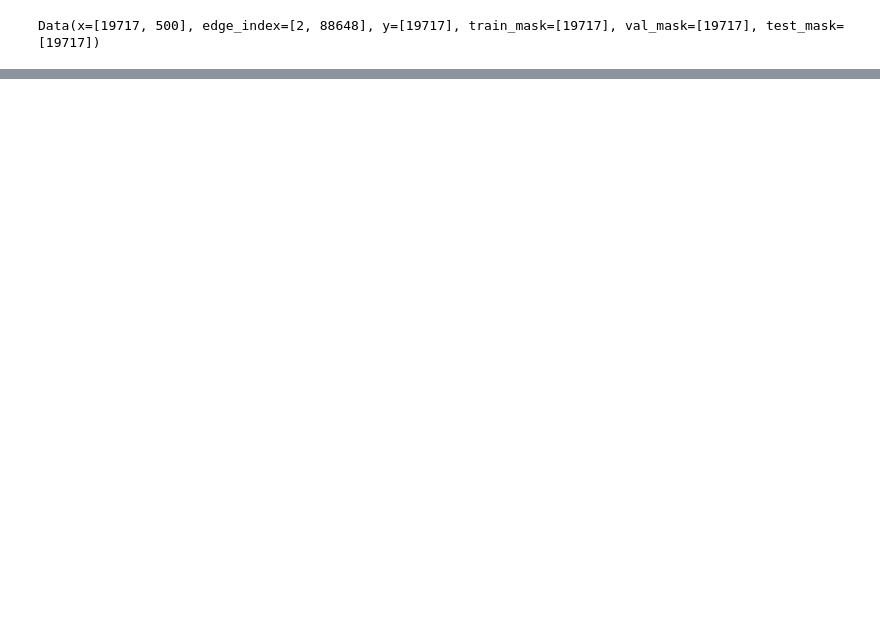
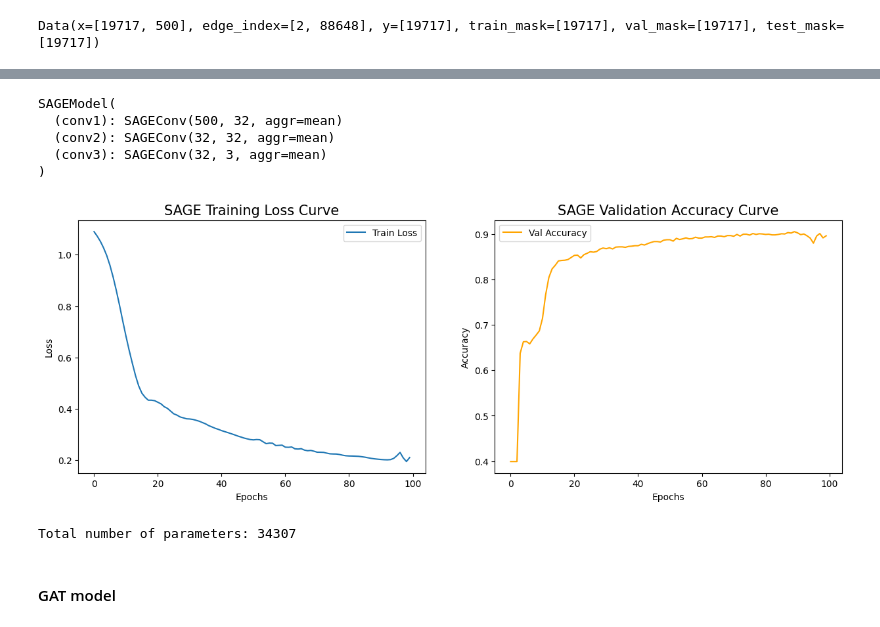
Before and after one commit to laacri/SNOM-social-networks, a Jupyter notebook: Homework/Problem6.ipynb, the cells around one changed output, grey strips where cells are left out. Drawn from its saved outputs; the diff is of its cells as text; code cells hidden in the pictures; blank space fills up the shorter version.

```diff
--- a/Homework/Problem6.ipynb
+++ b/Homework/Problem6.ipynb
@@ -140,0 +383,33 @@ publications.
+# %%
+# Model with SAGEConv
+class SAGEModel(nn.Module):
+    def __init__(self, dataset, hidden_channels = 32): #hidden_channel = 16, dropout=0.5
+        super(SAGEModel, self).__init__()
+        self.conv1 = SAGEConv(dataset.num_node_features, hidden_channels)
+        self.conv2 = SAGEConv(hidden_channels, hidden_channels)
+        #self.dropout = dropout
+        self.conv3 = SAGEConv(hidden_channels, dataset.num_classes)
+
+    def forward(self, data):
+        x, edge_index = data.x, data.edge_index
+
+        x = self.conv1(x, edge_index)
+        x = F.leaky_relu(x)
+        #x = F.dropout(x, p=self.dropout, training=self.training)
+        x = self.conv2(x, edge_index)
+        x = F.leaky_relu(x)
+        x = self.conv3(x, edge_index)
+
+        return x
+# %%
+lr = 0.01
+wd = 5e-4
+n_epochs = 100
+
+sage = SAGEModel(dataset).to(device)
+optimizer_sage = Adam(sage.parameters(), lr = lr, weight_decay = wd)
+criterion = nn.CrossEntropyLoss()
+sage, train_lss_curve_sage, val_acc_curve_sage  = train_node_classifier(sage, graph, optimizer_sage, criterion, n_epochs)
+
+test_acc_sage = eval_node_classifier(sage, graph, graph.test_mask)
+print(f'Test accuracy {test_acc_sage:.2f}%')
@@ -140,0 +434,21 @@ publications.
+# %%
+# Model structure
+sage
+# %% [output]
+SAGEModel(
+  (conv1): SAGEConv(500, 32, aggr=mean)
+  (conv2): SAGEConv(32, 32, aggr=mean)
+  (conv3): SAGEConv(32, 3, aggr=mean)
+)
+# %%
+plot_loss_acc(train_lss_curve_sage, val_acc_curve_sage, 2, False)
+# %% [output]
+[figure, added]
+# %%
+# Print number of parameters
+sage_total_params = sum(p.numel() for p in sage.parameters() if p.requires_grad)
+print(f'Total number of parameters: {sage_total_params}')
+# %% [output]
+Total number of parameters: 34307
+# %% [markdown]
+#### GAT model
```
Also changed, not shown: parts of 88 cells of this notebook, 16 other files.
